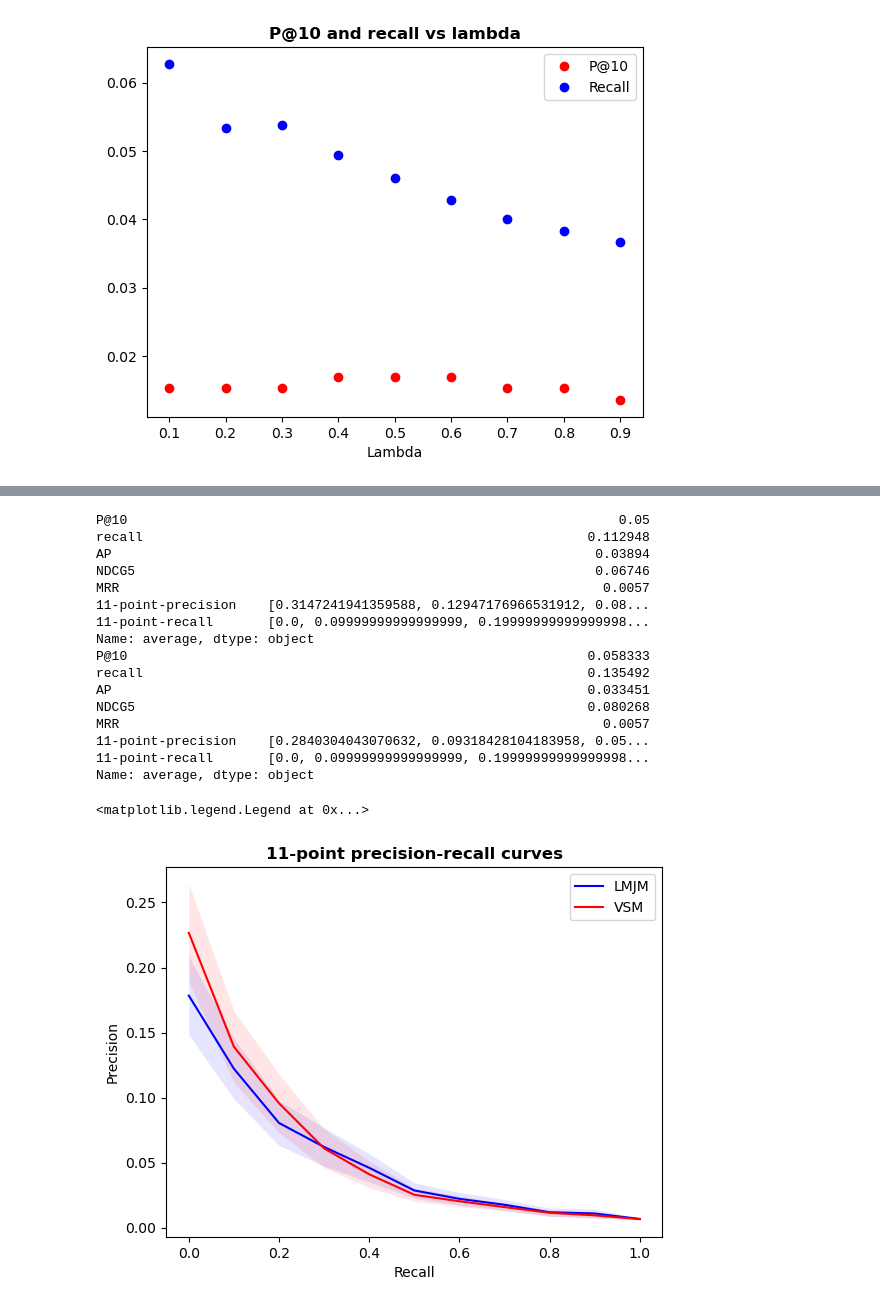
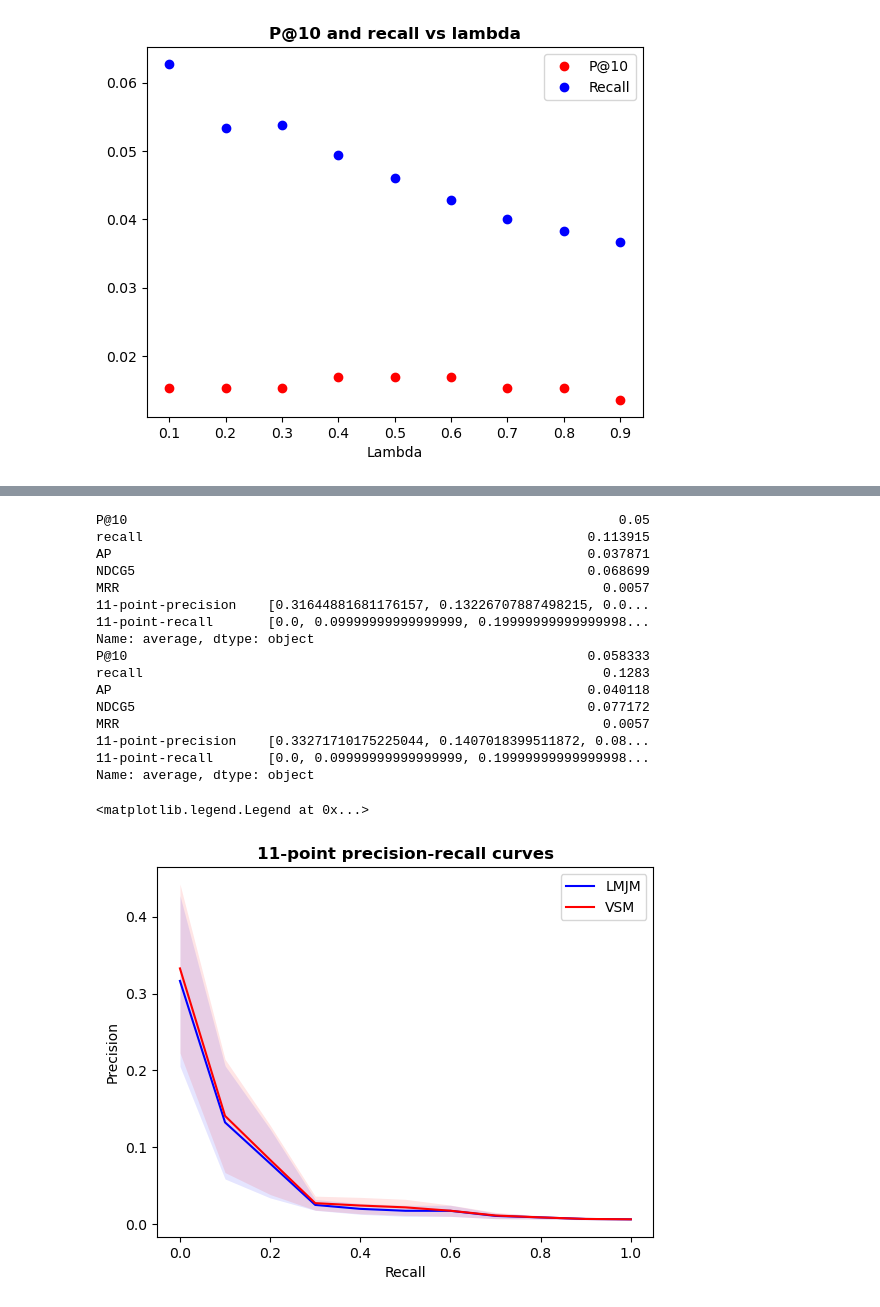
Before and after one commit to laszkiewiczp/information-retrieval, a Jupyter notebook: test.ipynb, the cells around one changed output, grey strips where cells are left out. Cells and saved outputs as stored; diff of their text form; code cells hidden in the pictures.

```diff
--- a/test.ipynb
+++ b/test.ipynb
@@ -44,7 +44,7 @@ else:
     pickle.dump(trials, file_data)
     file_data.close()
 # %%
-vector_model = VectorSpaceModel(trials, lowercase = True, bigrams = False, lemmatize = True)
+vector_model = VectorSpaceModel(trials, lowercase = True, bigrams = False, lemmatize = False, stopwords='english')
 df_metrics = pd.DataFrame(data=None, columns = ['P@10', 'recall', 'AP', 'NDCG5', 'MRR',
                                                '11-point-precision', '11-point-recall'])
 
@@ -99,7 +99,7 @@ plt.legend(['Baseline 1'])
 <matplotlib.legend.Legend at 0x...>
 [figure]
 # %%
-lmjm_model = LMJM(trials, arg_lambda = 0.32, lowercase = True, lemmatize = True, bigrams = True)
+lmjm_model = LMJM(trials, arg_lambda = 0.32, lowercase = True, lemmatize = True, bigrams = False, stopwords='english')
 # %%
 df_metrics = pd.DataFrame(data=None, columns = ['P@10', 'recall', 'AP', 'NDCG5', 'MRR',
                                                '11-point-precision', '11-point-recall'])
@@ -178,9 +187,11 @@ plt.xlabel('Lambda')
 plt.title('P@10 and recall vs lambda', fontweight='bold')
 plt.legend(['P@10', 'Recall'])
 # %%
-baselines = [{'lemmatization': False, 'bigrams': False},
-             {'lemmatization': True, 'bigrams': False},
-             {'lemmatization': False, 'bigrams': True}]
+baselines = [{'lemmatization': False, 'bigrams': False, 'stopwords': None},
+             {'lemmatization': True, 'bigrams': False, 'stopwords': None},
+             {'lemmatization': False, 'bigrams': True, 'stopwords': None},
+             {'lemmatization': True, 'bigrams': False, 'stopwords': 'english'},
+             {'lemmatization': False, 'bigrams': False, 'stopwords': 'english'}]
 
 baseline_metrics = pd.DataFrame(data=None, columns = ['11-point-precision', '11-point-recall',
                                                      'se-precision', 'se-recall'])
@@ -188,7 +199,8 @@ baseline_metrics = pd.DataFrame(data=None, columns = ['11-point-precision', '11-
 for idx, baseline in enumerate(baselines):
     lmjm_model = LMJM(trials, lowercase = True, arg_lambda = 0.32,
                                     bigrams = baseline['bigrams'],
-                                    lemmatize = baseline['lemmatization'])
+                                    lemmatize = baseline['lemmatization'],
+                                    stopwords = baseline['stopwords'])
 
     df_metrics = pd.DataFrame(data=None, columns = ['P@10', 'recall', 'AP', 'NDCG5', 'MRR',
                                                '11-point-precision', '11-point-recall'])
@@ -215,9 +227,9 @@ for idx, baseline in enumerate(baselines):
     baseline_metrics.loc[idx] = [df_metrics.loc['average']['11-point-precision'],
                                    df_metrics.loc['average']['11-point-recall'],
                                    se_precision, se_recall]
-colors = ['b', 'r', 'g']
+colors = ['b', 'r', 'g', 'y', 'm']
 
-for i in range(0, 3):
+for i in range(0, 5):
     plt.plot(baseline_metrics.loc[i]['11-point-recall'],
              baseline_metrics.loc[i]['11-point-precision'], color = colors[i])
 
@@ -229,6 +241,6 @@ for i in range(0, 3):
 plt.xlabel('Recall')
 plt.ylabel('Precision')
 plt.title('11-point precision-recall curves', fontweight='bold')
-plt.legend(['Baseline 3', 'Baseline 6', 'Baseline 7'])
+plt.legend(['Baseline 3', 'Baseline 6', 'Baseline 7', 'Baseline 8', 'Baseline 9'])
 # %% [output]
 <matplotlib.legend.Legend at 0x...>
@@ -236,6 +307,6 @@ plt.legend(['Baseline 3', 'Baseline 6', 'Baseline 7'])
 # %%
-lmjm_model = LMJM(trials, lowercase = True, arg_lambda = 0.32, lemmatize = True)
-vector_model = VectorSpaceModel(trials, lowercase = True, lemmatize = True)
+lmjm_model = LMJM(trials, lowercase = True, arg_lambda = 0.32, lemmatize = True, stopwords='english')
+vector_model = VectorSpaceModel(trials, lowercase = True, lemmatize = True, stopwords='english')
 
 test_metrics = pd.DataFrame(data=None, columns = ['11-point-precision', '11-point-recall',
                                                      'se-precision', 'se-recall'])
@@ -259,44 +330,44 @@ for idx, model in enumerate([lmjm_model, vector_model]):
 
     std_recall = np.array(df_metrics['11-point-recall'].values.tolist()).std(axis=0)
     se_recall = std_recall/np.sqrt(len(test))
 
     std_precision = np.array(df_metrics['11-point-precision'].values.tolist()).std(axis=0)
     se_precision = std_precision/np.sqrt(len(test))
 
     test_metrics.loc[idx] = [df_metrics.loc['average']['11-point-precision'],
                                    df_metrics.loc['average']['11-point-recall'],
                                    se_precision, se_recall]
 colors = ['b', 'r']
 
 for i in range(0, 2):
-    plt.plot(baseline_metrics.loc[i]['11-point-recall'],
-             baseline_metrics.loc[i]['11-point-precision'], color = colors[i])
+    plt.plot(test_metrics.loc[i]['11-point-recall'],
+             test_metrics.loc[i]['11-point-precision'], color = colors[i])
 
-    plt.fill_between(baseline_metrics.loc[i]['11-point-recall'],
-                     baseline_metrics.loc[i]['11-point-precision'] - baseline_metrics.iloc[i]['se-precision'],
-                     baseline_metrics.loc[i]['11-point-precision'] + baseline_metrics.iloc[i]['se-precision'],
+    plt.fill_between(test_metrics.loc[i]['11-point-recall'],
+                     test_metrics.loc[i]['11-point-precision'] - test_metrics.iloc[i]['se-precision'],
+                     test_metrics.loc[i]['11-point-precision'] + test_metrics.iloc[i]['se-precision'],
                      alpha = 0.1, color=colors[i], linewidth = 0, label='_nolegend_')
 
 plt.xlabel('Recall')
 plt.ylabel('Precision')
 plt.title('11-point precision-recall curves', fontweight='bold')
 plt.legend(['LMJM', 'VSM'])
 # %% [output]
 P@10                                                               0.05
-recall                                                         0.112948
-AP                                                              0.03894
-NDCG5                                                           0.06746
+recall                                                         0.113915
+AP                                                             0.037871
+NDCG5                                                          0.068699
 MRR                                                              0.0057
-11-point-precision    [0.3147241941359588, 0.12947176966531912, 0.08...
+11-point-precision    [0.31644881681176157, 0.13226707887498215, 0.0...
 11-point-recall       [0.0, 0.09999999999999999, 0.19999999999999998...
 Name: average, dtype: object
 P@10                                                           0.058333
-recall                                                         0.135492
-AP                                                             0.033451
-NDCG5                                                          0.080268
+recall                                                           0.1283
+AP                                                             0.040118
+NDCG5                                                          0.077172
 MRR                                                              0.0057
-11-point-precision    [0.2840304043070632, 0.09318428104183958, 0.05...
+11-point-precision    [0.33271710175225044, 0.1407018399511872, 0.08...
 11-point-recall       [0.0, 0.09999999999999999, 0.19999999999999998...
 Name: average, dtype: object
 <matplotlib.legend.Legend at 0x...>
-[figure, old version]
+[figure, new version]
```
Also changed, not shown: parts of 4 cells of this notebook, 2 other files.
